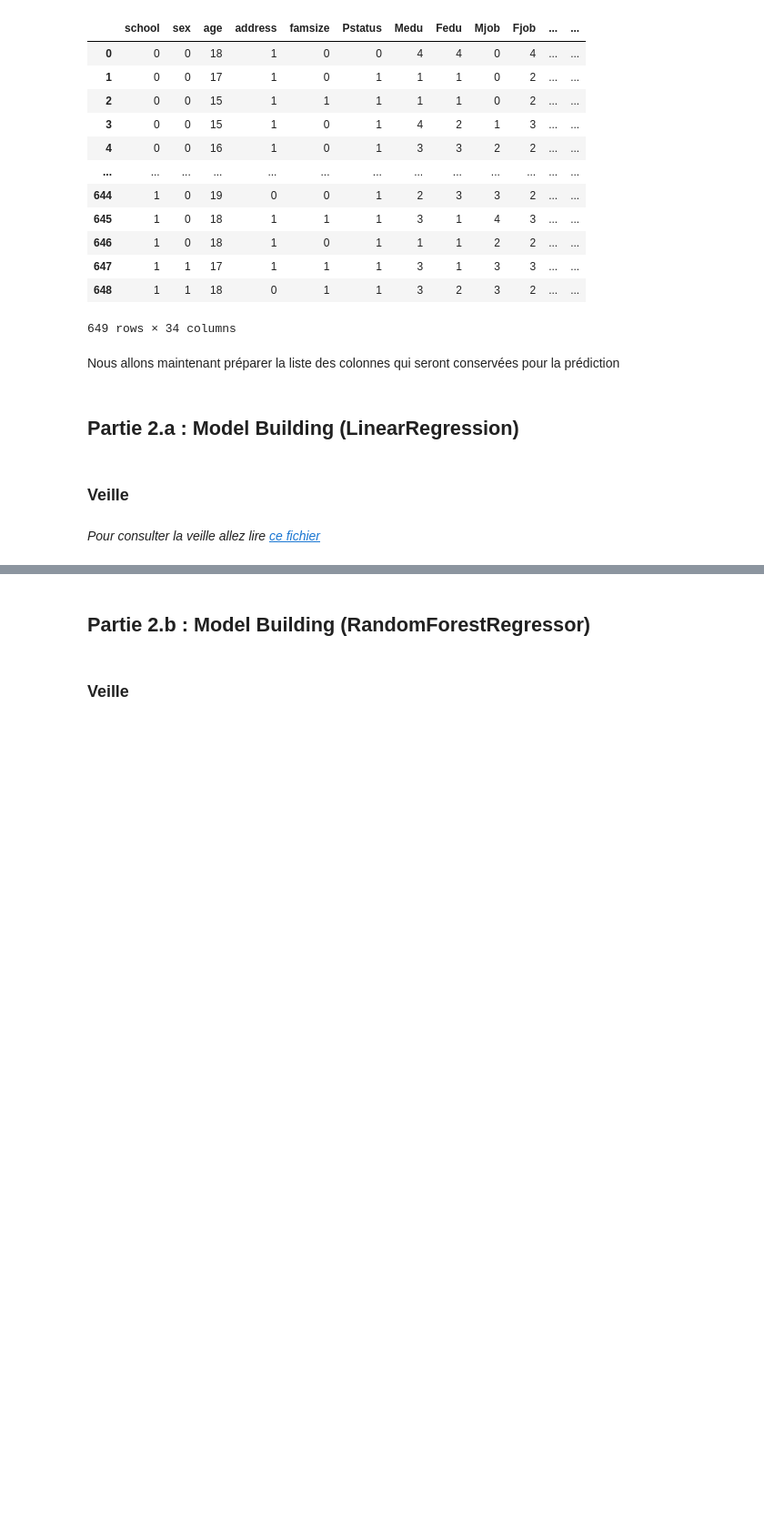
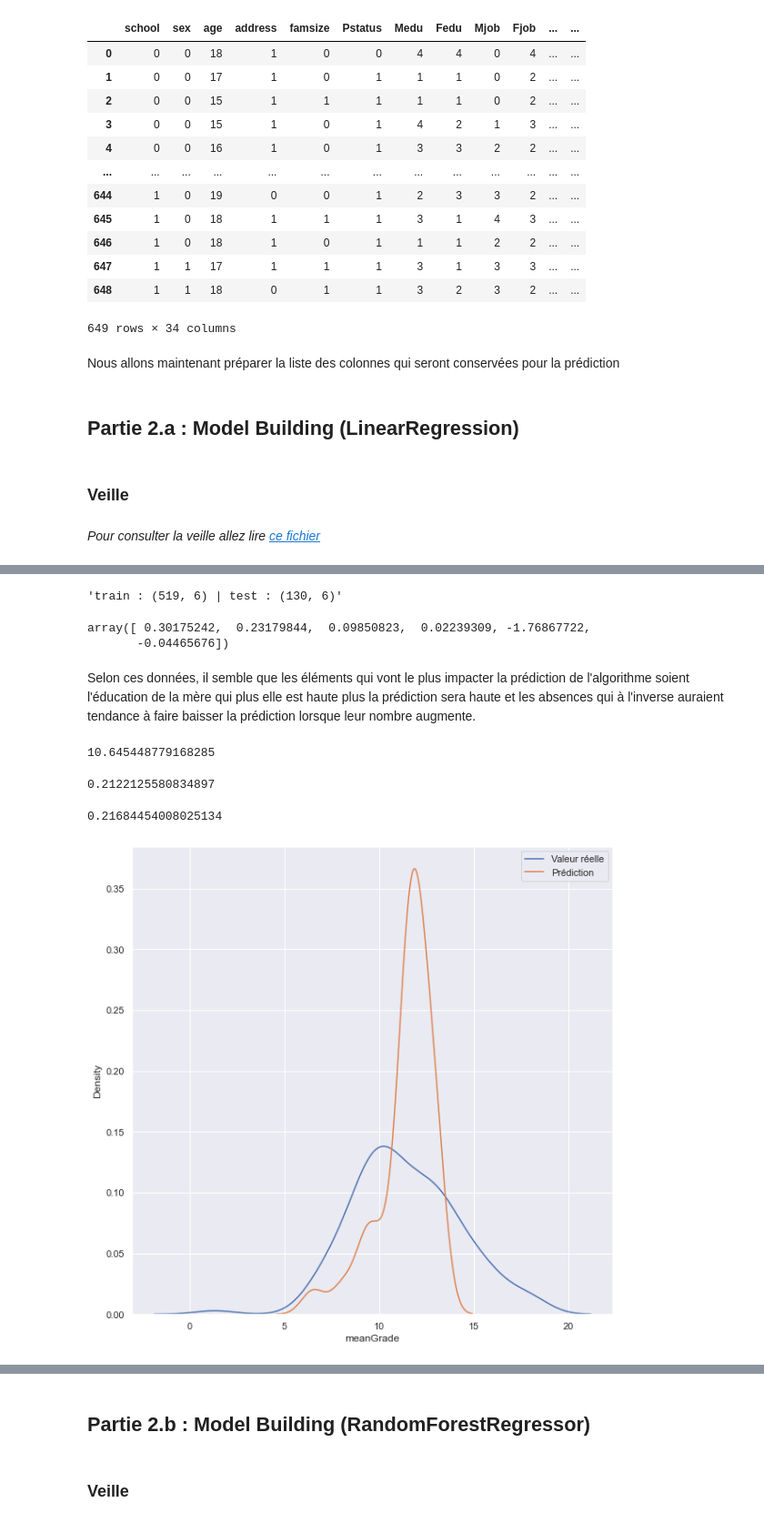
Before and after one commit to MorcilloA/Python, a Jupyter notebook: ML/projet/Projet.ipynb, the cells around one changed output, grey strips where cells are left out. Shown at 91% size. Drawn from its saved outputs; the diff is of its cells as text; code cells hidden in the pictures; blank space fills up the shorter version.

```diff
--- a/ML/projet/Projet.ipynb
+++ b/ML/projet/Projet.ipynb
@@ -241,8 +245,9 @@ ds
 # %% [markdown]
 Nous allons maintenant préparer la liste des colonnes qui seront conservées pour la prédiction
 # %%
-columns = ["school", "sex", "age", "address", "famsize", "Pstatus", "Medu", "Fedu", "Mjob", "Fjob", "reason", "guardian", "traveltime", "studytime",
+allColumns = ["school", "sex", "age", "address", "famsize", "Pstatus", "Medu", "Fedu", "Mjob", "Fjob", "reason", "guardian", "traveltime", "studytime",
            "failures", "schoolsup", "famsup", "paid", "activities", "nursery", "higher", "internet", "romantic", "famrel", "freetime", "goout", "Dalc", "Walc", "health", "absences", "meanGrade"]
+sampleColums = ["Medu", "Fedu", "Mjob", "Fjob", "failures", "absences", "meanGrade"]
 # %% [markdown]
 ## Partie 2.a : Model Building (LinearRegression)
 # %% [markdown]
@@ -251,0 +290,38 @@ columns = ["school", "sex", "age", "address", "famsize", "Pstatus", "Medu", "Fed
+# %%
+X = ds[sampleColums[:-1]]
+y = ds["meanGrade"]
+X_train, X_test, y_train, y_test = train_test_split(X, y, test_size=0.2)
+"train : {} | test : {}".format(X_train.shape, X_test.shape)
+# %% [output]
+'train : (519, 6) | test : (130, 6)'
+# %%
+linReg = LinearRegression()
+linReg.fit(X_train, y_train)
+linReg.coef_
+# %% [output]
+array([ 0.30175242,  0.23179844,  0.09850823,  0.02239309, -1.76867722,
+       -0.04465676])
+# %% [markdown]
+Selon ces données, il semble que les éléments qui vont le plus impacter la prédiction de l'algorithme soient l'éducation de la mère qui plus elle est haute plus la prédiction sera haute et les absences qui à l'inverse auraient tendance à faire baisser la prédiction lorsque leur nombre augmente.
+# %%
+linReg.intercept_
+# %% [output]
+10.645448779168285
+# %%
+linReg.score(X_train, y_train)
+# %% [output]
+0.2122125580834897
+# %%
+y_pred = linReg.predict(X_test)
+# %%
+linReg.score(X_test, y_test)
+# %% [output]
+0.21684454008025134
+# %%
+fig, ax = plt.subplots(figsize=(10,10))
+sns.kdeplot(y_test, label="Valeur réelle")
+sns.kdeplot(y_pred, label="Prédiction")
+plt.legend()
+plt.show()
+# %% [output]
+[figure, added]
```
Also changed, not shown: parts of 30 cells of this notebook, 1 other file.
